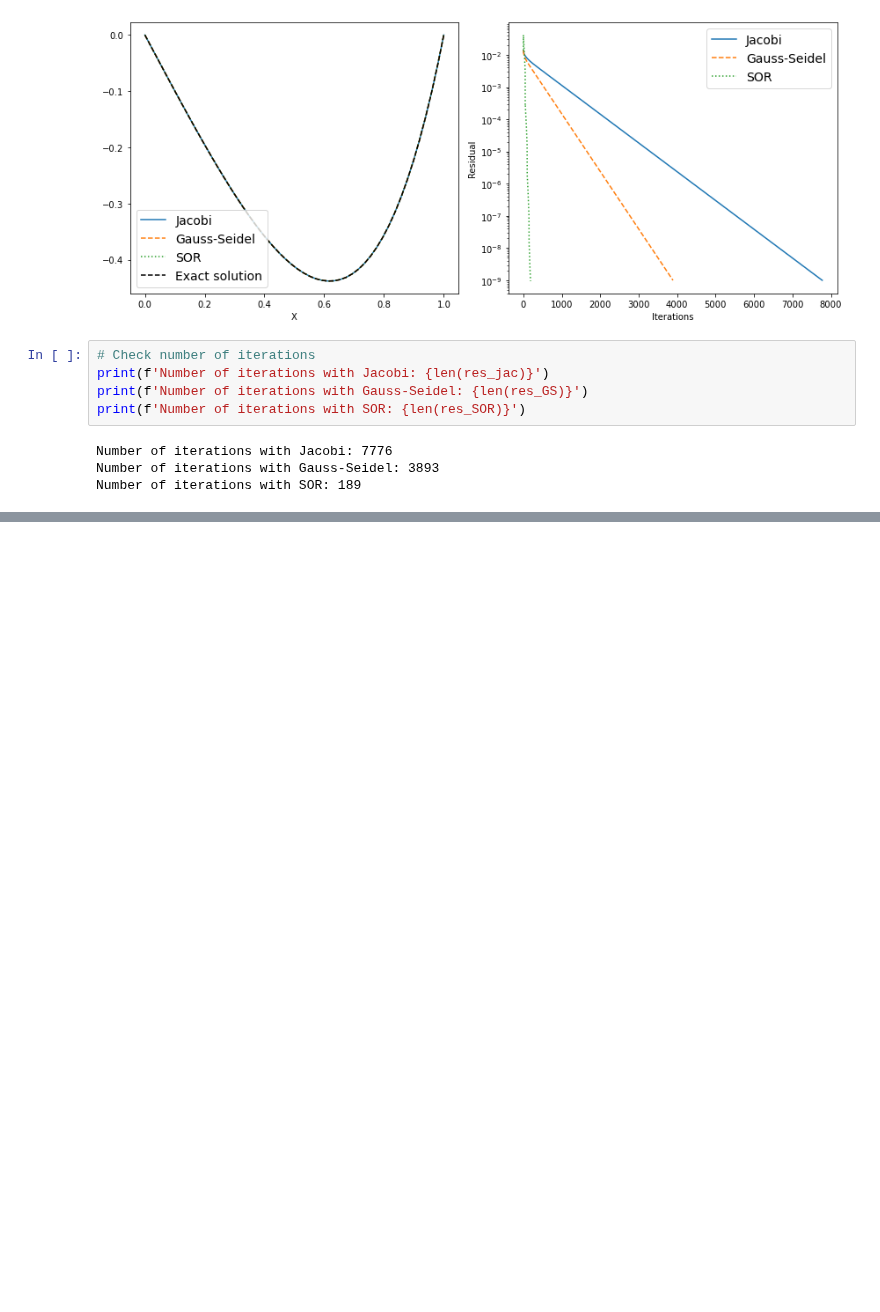
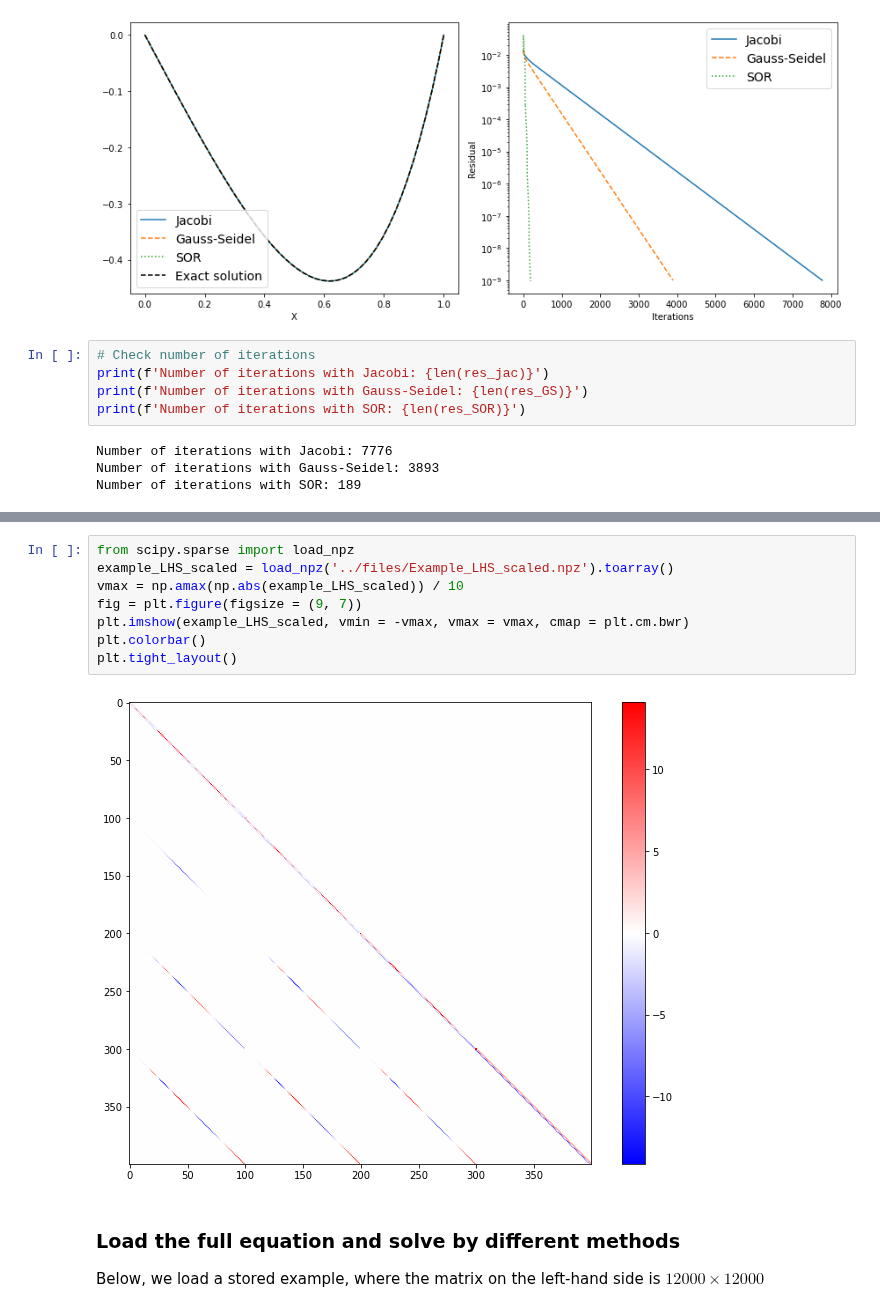
Before and after one commit to nordam/ComputationalPhysics, a Jupyter notebook: Notebooks/10 - Linear Algebra.ipynb, the cells around one changed output, grey strips where cells are left out. Saved outputs shown, nothing was run; the diff lists cells and outputs as text; blank space fills up the shorter version.

Commit message:
Updates to Notebook 10, iterative methods, preconditioners

```diff
--- a/Notebooks/10 - Linear Algebra.ipynb
+++ b/Notebooks/10 - Linear Algebra.ipynb
@@ -1019,0 +1191,14 @@ Number of iterations with SOR: 189
+# %%
+from scipy.sparse import load_npz
+example_LHS_scaled = load_npz('../files/Example_LHS_scaled.npz').toarray()
+vmax = np.amax(np.abs(example_LHS_scaled)) / 10
+fig = plt.figure(figsize = (9, 7))
+plt.imshow(example_LHS_scaled, vmin = -vmax, vmax = vmax, cmap = plt.cm.bwr)
+plt.colorbar()
+plt.tight_layout()
+# %% [output]
+[figure, added]
+# %% [markdown]
+### Load the full equation and solve by different methods
+
+Below, we load a stored example, where the matrix on the left-hand side is $12000 \times 12000$
```
Also changed, not shown: parts of 35 cells of this notebook, 7 other files.
